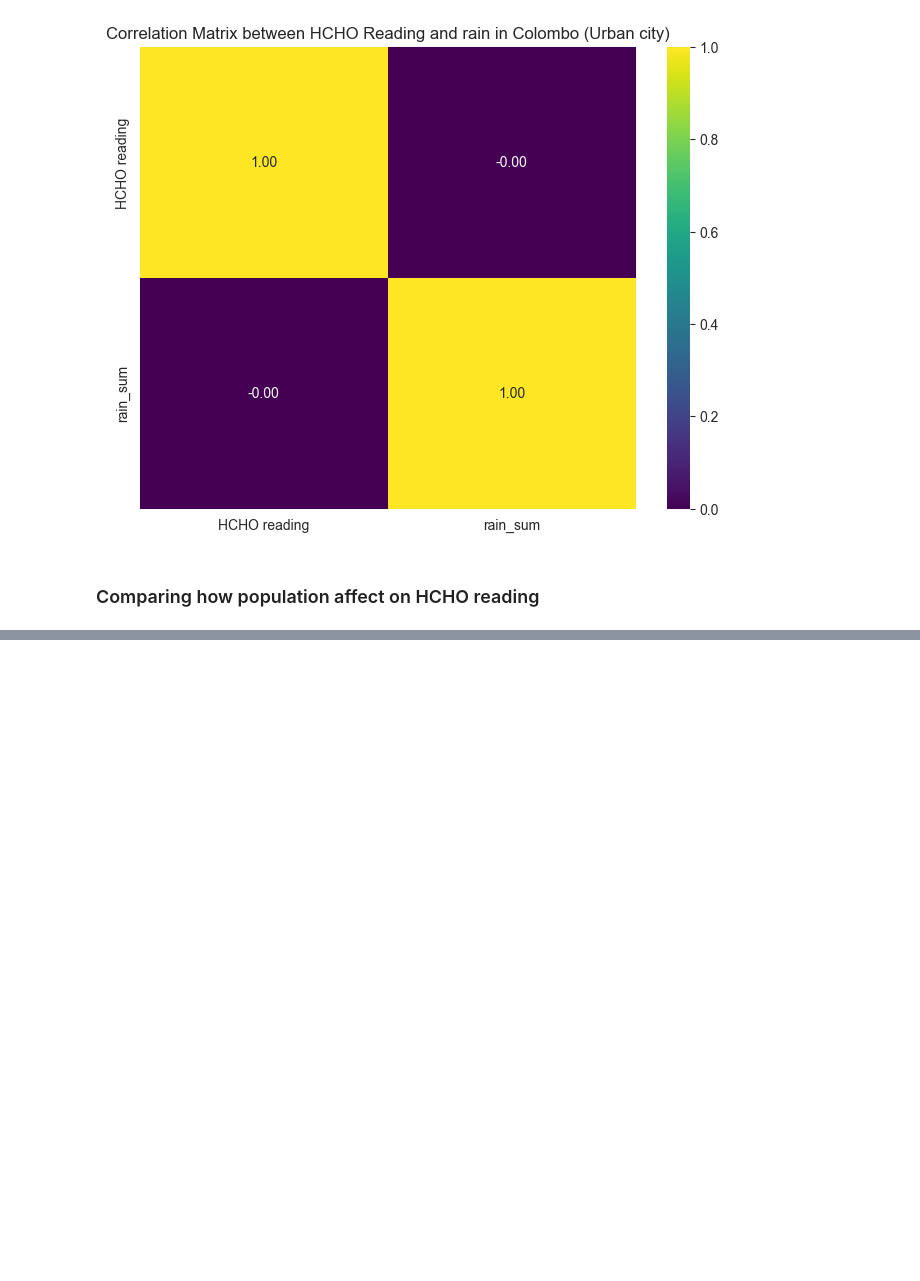
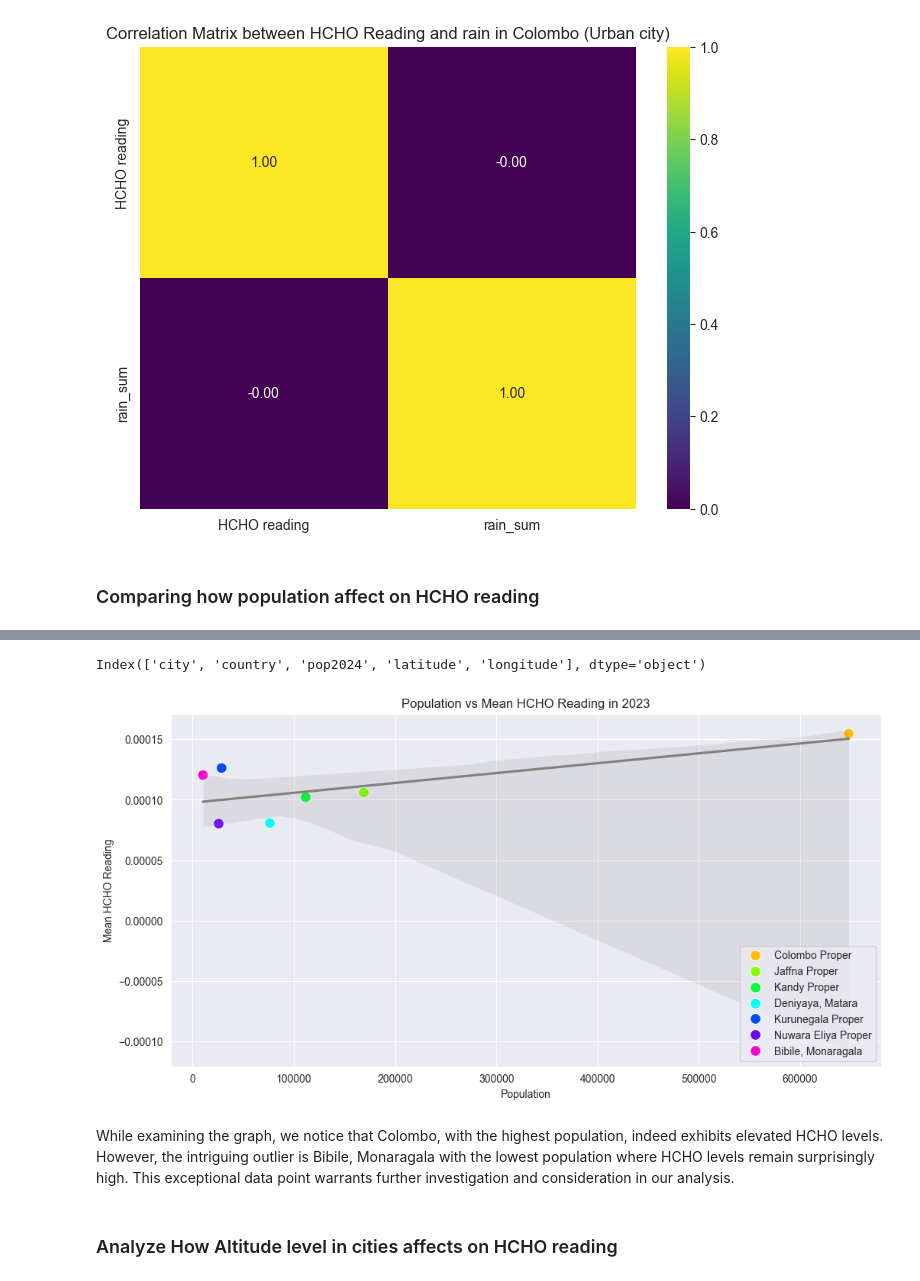
Before and after one commit to VanujaDesilva/Analyzing-HCHO-Gas-Levels-in-Sri-Lanka, a Jupyter notebook: Spatio-Temporal Analysis.ipynb, the cells around one changed output, grey strips where cells are left out. Cells and saved outputs as stored; diff of their text form; code cells hidden in the pictures; blank space fills up the shorter version.

```diff
--- a/Spatio-Temporal Analysis.ipynb
+++ b/Spatio-Temporal Analysis.ipynb
@@ -604,3 +640,4 @@ plt.show()
 # %%
-population_df = pd.read_csv("DataSets/.csv")
-population_df = population_df[population_df["Country/Territory"] == "Sri Lanka" ]
+data = data.groupby(['Location','year'])['HCHO reading'].mean()
+population_df = pd.read_csv("DataSets/country-cities-data.csv")
+population_df
@@ -611,0 +658,3 @@ population_df
+# %%
+population_df = population_df[population_df['city'].isin(["Colombo", "Jaffna", "Kurunegala", "Nuwara Eliya", "Kandy", "Matara", "Monaragala"])]
+population_df
@@ -611,0 +670,10 @@ population_df
+# %%
+# Update city names in population_df
+population_df.loc[population_df['city'] == 'Colombo', 'city'] = 'Colombo Proper'
+population_df.loc[population_df['city'] == 'Jaffna', 'city'] = 'Jaffna Proper'
+population_df.loc[population_df['city'] == 'Kandy', 'city'] = 'Kandy Proper'
+population_df.loc[population_df['city'] == 'Nuwara Eliya', 'city'] = 'Nuwara Eliya Proper'
+population_df.loc[population_df['city'] == 'Matara', 'city'] = 'Deniyaya, Matara'
+population_df.loc[population_df['city'] == 'Monaragala', 'city'] = 'Bibile, Monaragala'
+population_df.loc[population_df['city'] == 'Kurunegala', 'city'] = 'Kurunegala Proper'
+population_df
@@ -611,0 +689,46 @@ population_df
+# %%
+population_df.columns
+# %% [output]
+Index(['city', 'country', 'pop2024', 'latitude', 'longitude'], dtype='object')
+# %%
+# Calculate mean HCHO reading for 2023
+mean_hcho_2023 = data_df[data_df['year'] == 2023].groupby('Location')['HCHO reading'].mean()
+
+# Merge population data for 2023 with mean HCHO readings for each location
+merged_data = pd.merge(population_df[['city', 'pop2024']], mean_hcho_2023, left_on='city', right_index=True)
+
+# Reset index to use default integer index
+merged_data = merged_data.reset_index()
+
+# Plot population vs mean HCHO reading for 2023
+plt.figure(figsize=(12, 6))
+
+# Define color palette for locations
+colors = sns.color_palette("hsv", len(merged_data))
+
+# Scatter plot with marker size proportional to population count
+sns.scatterplot(x='pop2024',
+                y='HCHO reading',
+                hue='city',
+                data=merged_data,
+                palette=colors,
+                s=100)
+
+# Add trend line
+sns.regplot(data=merged_data, x='pop2024', y='HCHO reading', scatter=False, color='gray')
+
+plt.title('Population vs Mean HCHO Reading in 2023')
+plt.xlabel('Population')
+plt.ylabel('Mean HCHO Reading')
+
+# Add legend
+plt.legend(loc='lower right')
+
+plt.grid(True)
+plt.show()
+# %% [output]
+[figure, added]
+# %% [markdown]
+While examining the graph, we notice that Colombo, with the highest population, indeed exhibits elevated HCHO levels. However, the intriguing outlier is Bibile, Monaragala with the lowest population where HCHO levels remain surprisingly high. This exceptional data point warrants further investigation and consideration in our analysis.
+# %% [markdown]
+### Analyze How Altitude level in cities affects on HCHO reading
```
Also changed, not shown: parts of 13 cells of this notebook.
